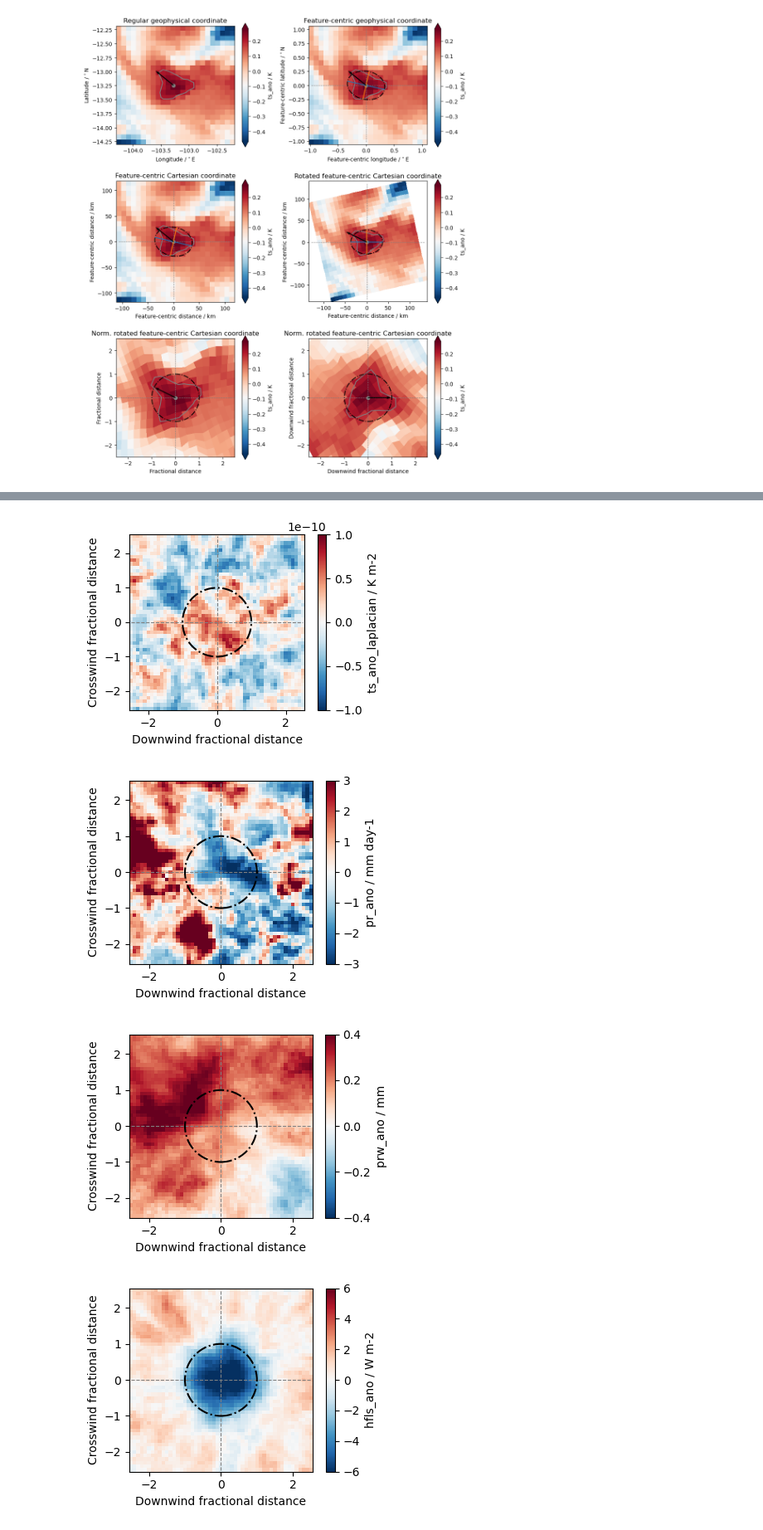
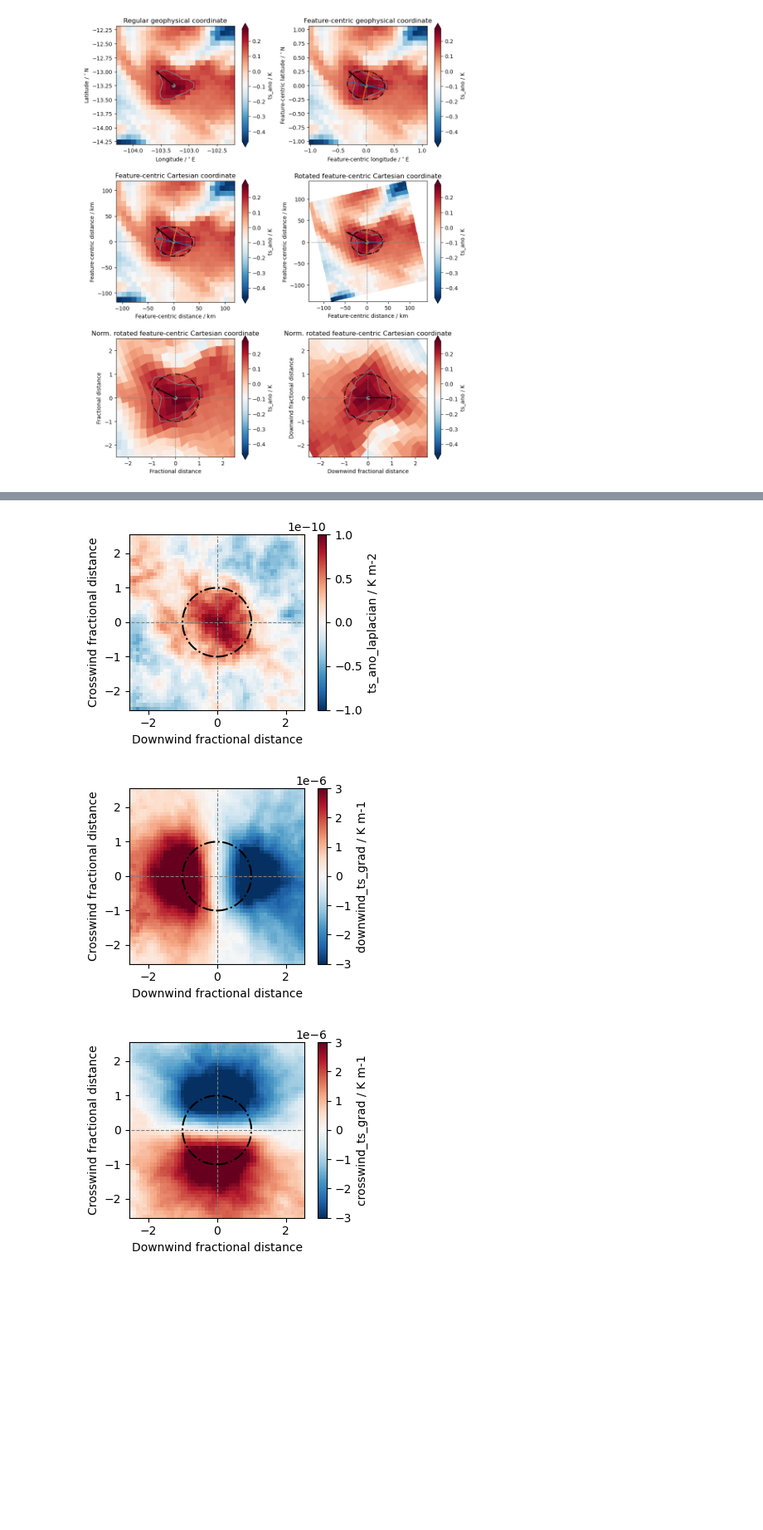
Before and after one commit to HF7weatherman/pycompo, a Jupyter notebook: examples/build_composite_step-by-step.ipynb, the cells around one changed output, grey strips where cells are left out. Shown at 83% size. Drawn from its saved outputs; the diff is of its cells as text; code cells hidden in the pictures; blank space fills up the shorter version.

```diff
--- a/examples/build_composite_step-by-step.ipynb
+++ b/examples/build_composite_step-by-step.ipynb
@@ -1,8 +1,6 @@
 # %%
-import numpy as np
 import xarray as xr
 import warnings
-from joblib import Parallel, delayed
 from pathlib import Path
 
 from pyorg.core.geometry import get_cells_area
@@ -15,13 +13,13 @@ import pycompo.core.plot as pcplot
 import pycompo.core.sst_features as pcsst
 import pycompo.core.wind as pcwind
 
-from pycompo.core.composite import interpolate2compo_coords
+from pycompo.core.composite import get_compo_coords_ds
 from pycompo.core.utils import read_yaml_config, circ_roll_avg
 
 warnings.filterwarnings(action='ignore')
 
 # read in configuration file
-config_file = "/home/m/m300738/libs/pycompo/config/settings_template.yaml"
+config_file = "/home/m/m300738/libs/pycompo/config/settings_ngc5004_pc03.yaml"
 config = read_yaml_config(config_file)
 
 start_time = config['data']['analysis_time'][0]
@@ -197,7 +111,7 @@ dset, feature_props, feature_data = pcfeatcut.get_featcen_data_cutouts(
     dset, feature_props, feature_var, config['cutout']['search_RadRatio'],
     )
 feature_props = pcwind.calc_feature_bg_wind(
-    feature_props, feature_data, config['data']['wind_vars'],
+    feature_props, feature_data, config['data']['wind_vars'], calc_sfcwind=True,
     )
 
 orig_coords = pccoord.get_coords_orig(dset)
@@ -205,4 +119,6 @@ feature_ellipse = pcellipse.get_ellipse_params(feature_props, orig_coords)
 feature_data = pccoord.add_featcen_coords(
     orig_coords, feature_data, feature_props, feature_ellipse,
     )
+feature_data = pcwind.add_wind_grads(feature_data, feature_props, feature_var)
+feature_compo_data = get_compo_coords_ds(feature_data, feature_var, config)
 # %% [markdown]
@@ -269,19 +136,0 @@ feature_data_test = clean_feature_data(feature_data, f"{feature_var}_ano")
-# %%
-import importlib, pycompo.core.composite
-
-importlib.reload(pycompo.core.composite)
-from pycompo.core.composite import interpolate2compo_coords
-
-compo_varlst = [
-    f"{feature_var}_ano", f"d{feature_var}_ano_dx", f"d{feature_var}_ano_dy",
-    f"{feature_var}_ano_laplacian", "pr_ano", "prw_ano", "hfls_ano", "hfss_ano",
-    ]
-feature_compo_data = {
-    var: interpolate2compo_coords(
-        feature_data_test,
-        (np.arange(*config['composite']['compo_x']),
-         np.arange(*config['composite']['compo_y'])),
-        var
-        ) for var in compo_varlst
-    }
-feature_compo_data = xr.merge([feature_compo_data[var] for var in compo_varlst])
@@ -292,6 +140,6 @@ ValueError: Points cannot contain NaN
 import importlib as implib
 implib.reload(pcplot)
 
-for var in compo_varlst:
+for var in feature_compo_data.data_vars:
     pcplot.plot_composite(feature_compo_data[var])
 # %% [output]
@@ -301,4 +149,3 @@ for var in compo_varlst:
-[figure, old version]
+[figure, new version]
-[figure, old version]
+[figure, new version]
-[figure, old version]
+[figure, new version]
-[figure, removed]
```
Also changed, not shown: parts of 15 cells of this notebook.
